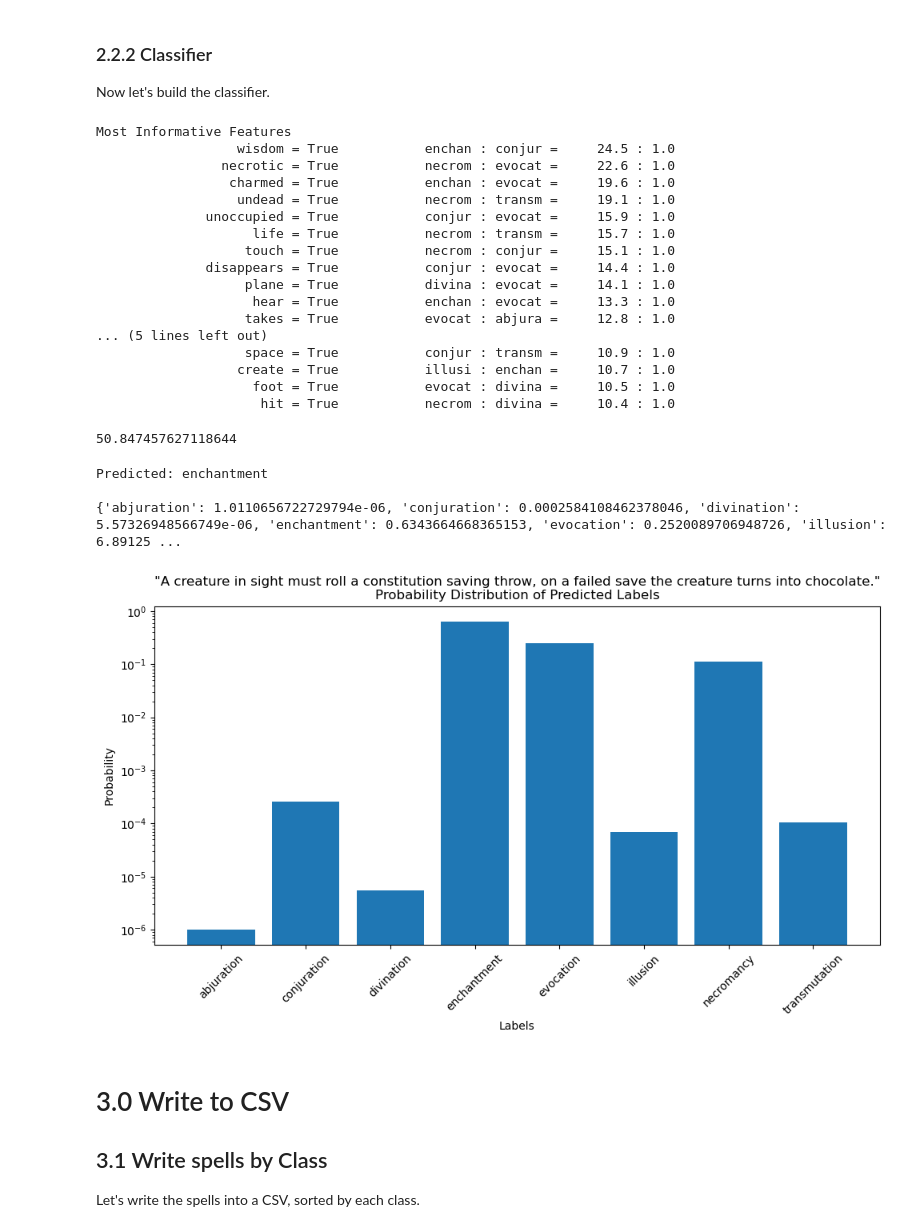
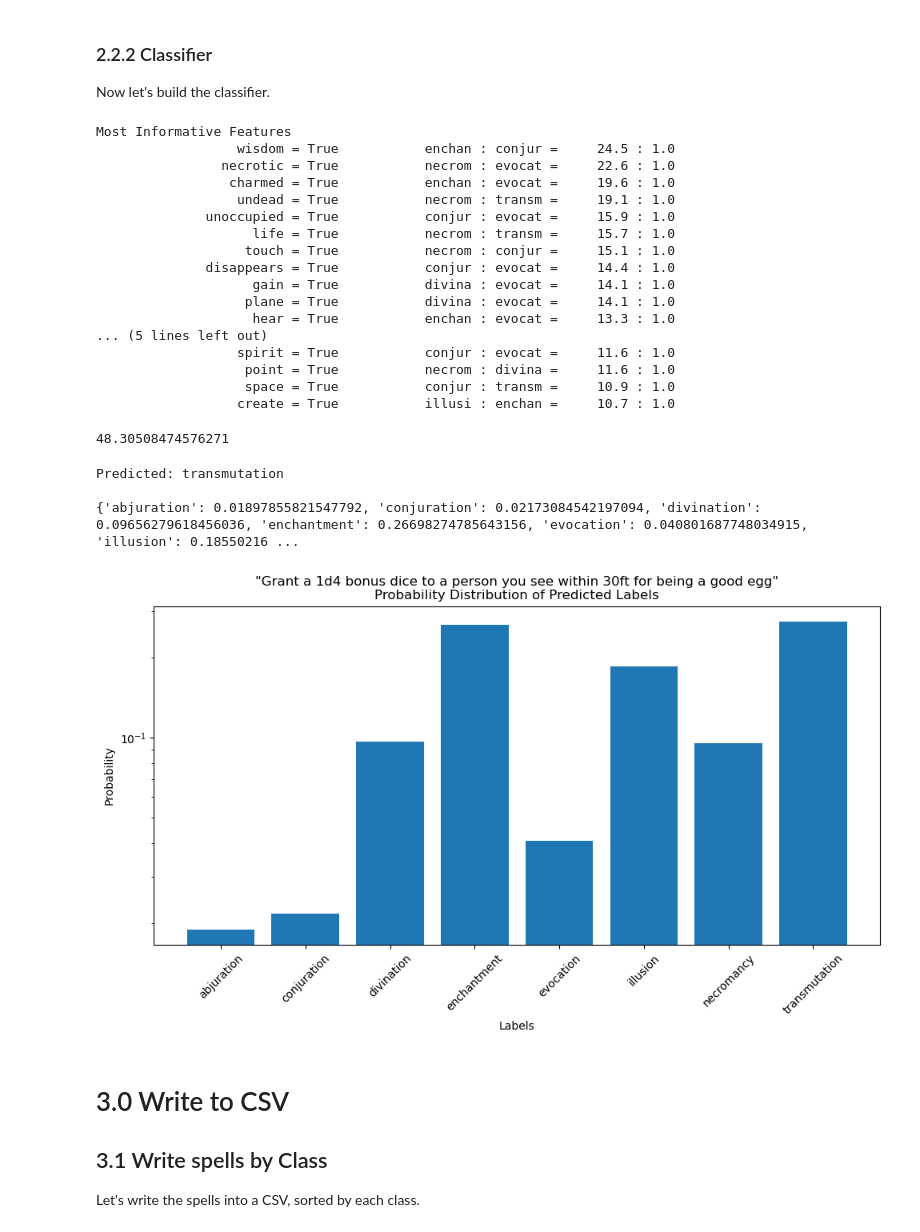
Before and after one commit to RoryThomas16/DND-Data-Scraper, a Jupyter notebook: DND Web Scraper.ipynb, the cells around one changed output. Drawn from its saved outputs; the diff is of its cells as text; code cells hidden in the pictures.

Commit message:
Removed self-defined most common words and added lemmatizer.

```diff
--- a/DND Web Scraper.ipynb
+++ b/DND Web Scraper.ipynb
@@ -174,8 +176,8 @@ for n_classes in range(len(class_spell_group.keys()),1,-1):
 
     print(f"\nNumber of spells shared amongst {n_classes} classes: {len(shared_spells)}")
     print(f"Spell(s) shared amongst ({n_classes} classes):")
-    for spell, classes in shared_spells.items():
-        print(f"{spell}: {', '.join(classes)}")
+    """for spell, classes in shared_spells.items():
+        print(f"{spell}: {', '.join(classes)}")"""
 # %% [output]
 Number of spells shared amongst 9 classes: 0
 Spell(s) shared amongst (9 classes):
@@ -263,18 +244,22 @@ most_common_words = [word for word, count in fd.most_common() if count > len(fd.
 # %%
 classification_categories = ["abjuration", "conjuration", "divination", "enchantment", "evocation", "illusion", "necromancy", "transmutation"]
 other_stop=['•','...in','...the','...you\'ve','–','—','-','⋆','...','C.','c','|','...The','...The','...When','...A','C','+','1','2','3','4','5','6','7','8','9','10', '2016',  'speak','also', 'seen','[5].',  'using', 'get',  'instead',  "that's",  '......','may', 'e', '...it', 'puts', '...over', '[✯]','happens', "they're",'hwo',  '...a', 'called',  '50s','c;', '20',  'per', 'however,','it,', 'yet', 'one', 'bs,', 'ms,', 'sr.',  '...taking',  'may', '...of', 'course,', 'get', 'likely', 'no,']
-enhanced_stopwords = stopwords.words('english') + other_stop + least_common_words + most_common_words
+enhanced_stopwords = stopwords.words('english') + other_stop + least_common_words #+ most_common_words
 
 spell_classes = [None] * len(classification_categories)
 
 tokenizer = RegexpTokenizer(r'[a-zA-Z]+')
+#vectorizer = TfidfVectorizer()
+#stemmer = PorterStemmer()
+lemmatizer = WordNetLemmatizer()
+
 for idx, spell in enumerate(spell_classifications):
     # Get classification
     classification_words = [word.lower() for word in tokenizer.tokenize(spell_classifications[spell])]
     useful_classification_words = [word for word in classification_words if word not in enhanced_stopwords and word in classification_categories][0]
     # Get description
     description_words = [word.lower() for word in tokenizer.tokenize(spells_descriptions[spell])]
-    useful_description_words = [word for word in description_words if word not in enhanced_stopwords]
+    useful_description_words = [lemmatizer.lemmatize(word) for word in description_words if word not in enhanced_stopwords]
     description_dict = tuple([(word, True) for word in useful_description_words])
     if spell_classes[classification_categories.index(useful_classification_words)] is None:
         spell_classes[classification_categories.index(useful_classification_words)] = [(dict(description_dict),useful_classification_words)]
@@ -336,47 +322,47 @@ Most Informative Features
                     life = True           necrom : transm =     15.7 : 1.0
                    touch = True           necrom : conjur =     15.1 : 1.0
               disappears = True           conjur : evocat =     14.4 : 1.0
+                    gain = True           divina : evocat =     14.1 : 1.0
                    plane = True           divina : evocat =     14.1 : 1.0
                     hear = True           enchan : evocat =     13.3 : 1.0
-                   takes = True           evocat : abjura =     12.8 : 1.0
 ... (5 lines left out)
+                  spirit = True           conjur : evocat =     11.6 : 1.0
+                   point = True           necrom : divina =     11.6 : 1.0
                    space = True           conjur : transm =     10.9 : 1.0
                   create = True           illusi : enchan =     10.7 : 1.0
-                    foot = True           evocat : divina =     10.5 : 1.0
-                     hit = True           necrom : divina =     10.4 : 1.0
 # %%
 accuracy = nltk.classify.util.accuracy(classifier, test_set)
 print(accuracy * 100)
 # %% [output]
-50.847457627118644
+48.30508474576271
 # %%
-fake_spell = "A creature in sight must roll a constitution saving throw, on a failed save the creature turns into chocolate."
+fake_spell = "Grant a 1d4 bonus dice to a person you see within 30ft for being a good egg"
 words = tokenizer.tokenize(fake_spell)
 useful_words = [word for word in words if word not in enhanced_stopwords]
 my_dict = dict([(word, True) for word in useful_words])
 prediction = classifier.classify(my_dict)
 prob_pred = classifier.prob_classify(my_dict)
 print("Predicted:", prediction, "\n")
 
 labels = prob_pred.samples()
 probs = [prob_pred.prob(label) for label in labels]
 
 prob_by_label = dict(zip(labels,probs))
 print(prob_by_label)
 
 plt.figure(figsize=(10, 6))
 plt.bar(labels, probs ,log=True,label="Probability of each spell")
 plt.xlabel('Labels')
 plt.ylabel('Probability')
 plt.title('"' + fake_spell + '"\nProbability Distribution of Predicted Labels')
 plt.xticks(rotation=45)
 plt.tight_layout()
 plt.show()
 # %% [output]
-Predicted: enchantment
+Predicted: transmutation
 
-{'abjuration': 1.0110656722729794e-06, 'conjuration': 0.0002584108462378046, 'divination': 5.57326948566749e-06, 'enchantment': 0.6343664668365153, 'evocation': 0.2520089706948726, 'illusion': 6.89125 ...
+{'abjuration': 0.01897855821547792, 'conjuration': 0.02173084542197094, 'divination': 0.09656279618456036, 'enchantment': 0.26698274785643156, 'evocation': 0.040801687748034915, 'illusion': 0.18550216 ...
-[figure, old version]
+[figure, new version]
 # %% [markdown]
 # 3.0 Write to CSV
 ## 3.1 Write spells by Class
```
Also changed, not shown: parts of 6 cells of this notebook.
